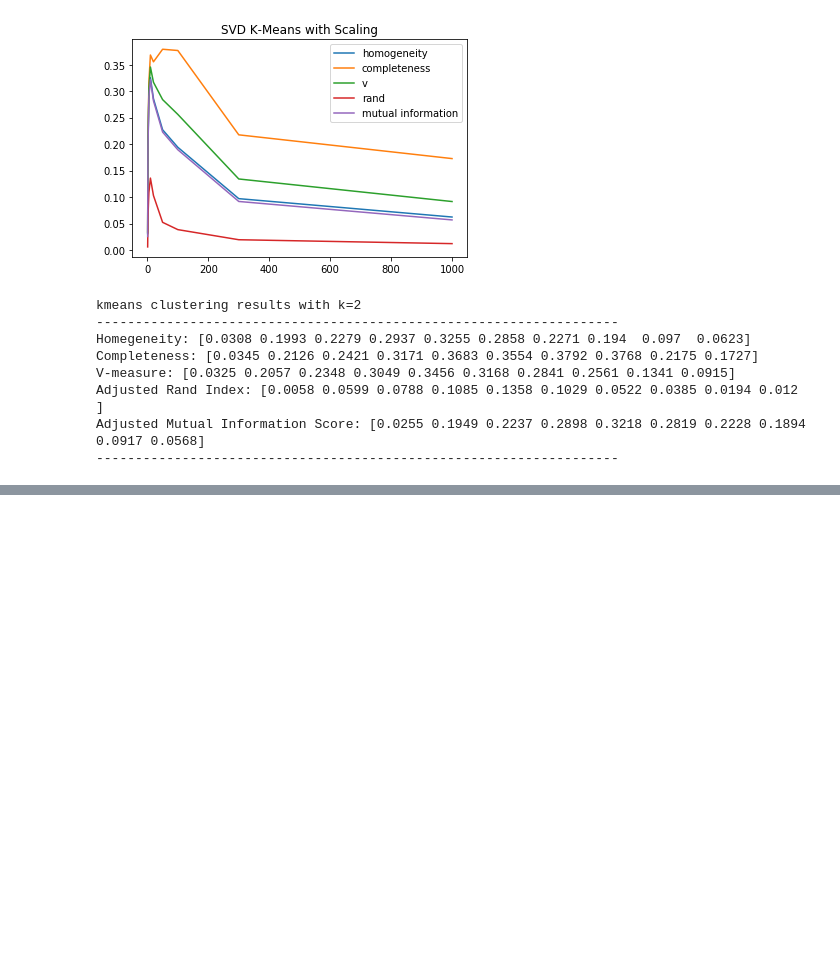
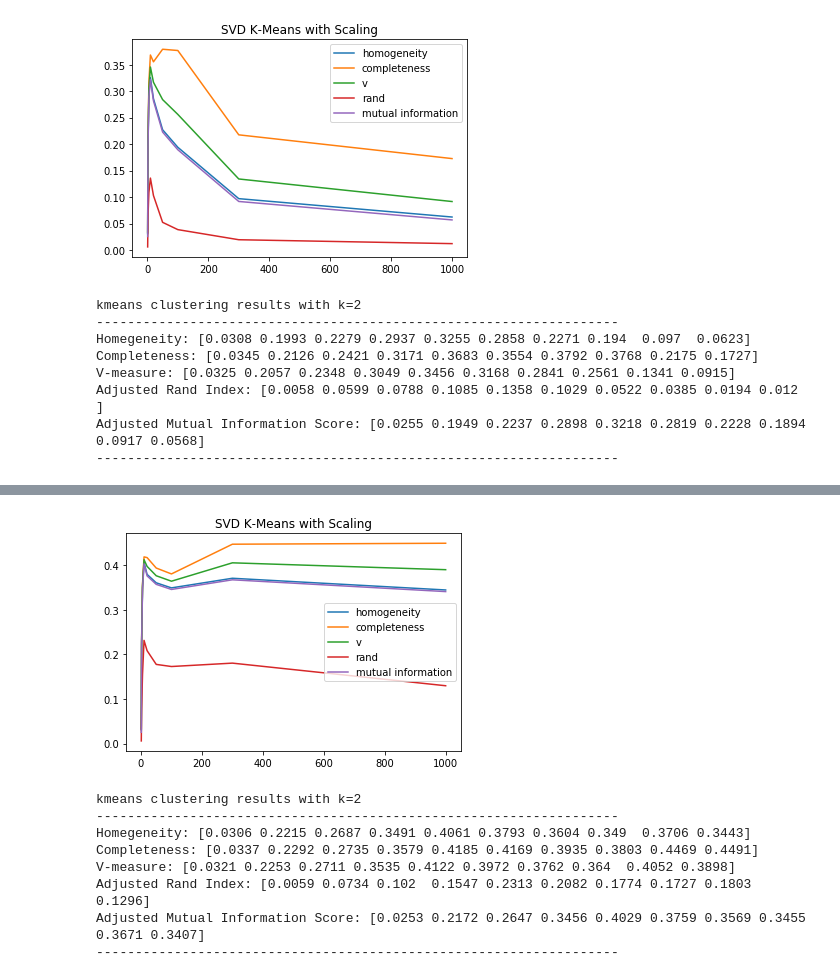
Before and after one commit to 219Winter2019adjz/Project2, a Jupyter notebook: Proj2.ipynb, the cells around one changed output, grey strips where cells are left out. Saved outputs shown, nothing was run; the diff lists cells and outputs as text; code cells hidden in the pictures; blank space fills up the shorter version.

Commit message:
Fixing Question 2 K-Means loading issue

```diff
--- a/Proj2.ipynb
+++ b/Proj2.ipynb
@@ -1080,0 +1155,25 @@ scores(category_labels, None, data)
+# %%
+# Plot metrics for svd.
+
+plt.figure()
+plt.plot(r20, svd_homogeneity_log)
+plt.plot(r20, svd_completeness_log)
+plt.plot(r20, svd_v_log)
+plt.plot(r20, svd_rand_log)
+plt.plot(r20, svd_mutual_info_log)
+
+plt.title('SVD K-Means with Scaling')
+plt.legend(['homogeneity', 'completeness', 'v', 'rand', 'mutual information'])
+plt.show()
+
+scores(category_labels, None, data)
+# %% [output]
+[figure, added]
+kmeans clustering results with k=2
+-------------------------------------------------------------------
+Homegeneity: [0.0306 0.2215 0.2687 0.3491 0.4061 0.3793 0.3604 0.349  0.3706 0.3443]
+Completeness: [0.0337 0.2292 0.2735 0.3579 0.4185 0.4169 0.3935 0.3803 0.4469 0.4491]
+V-measure: [0.0321 0.2253 0.2711 0.3535 0.4122 0.3972 0.3762 0.364  0.4052 0.3898]
+Adjusted Rand Index: [0.0059 0.0734 0.102  0.1547 0.2313 0.2082 0.1774 0.1727 0.1803 0.1296]
+Adjusted Mutual Information Score: [0.0253 0.2172 0.2647 0.3456 0.4029 0.3759 0.3569 0.3455 0.3671 0.3407]
+-------------------------------------------------------------------
```
Also changed, not shown: parts of 14 cells of this notebook, 5 other files.
